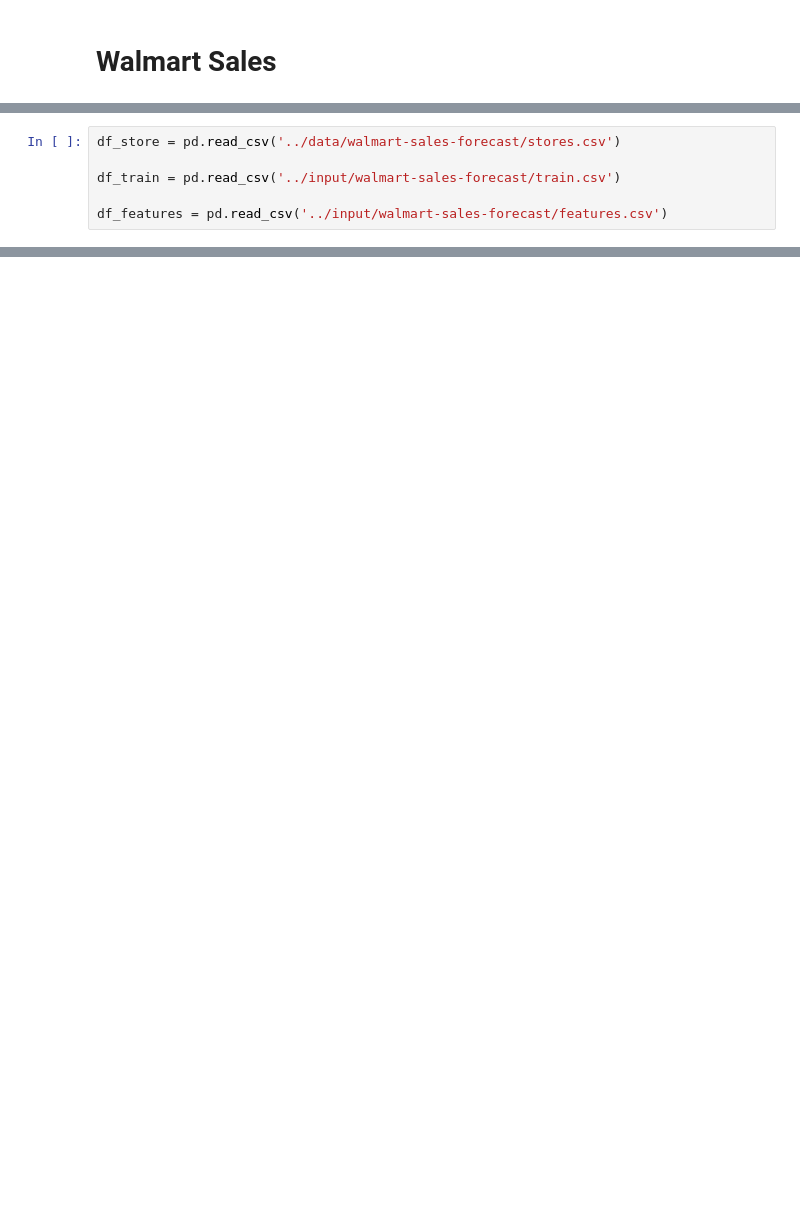
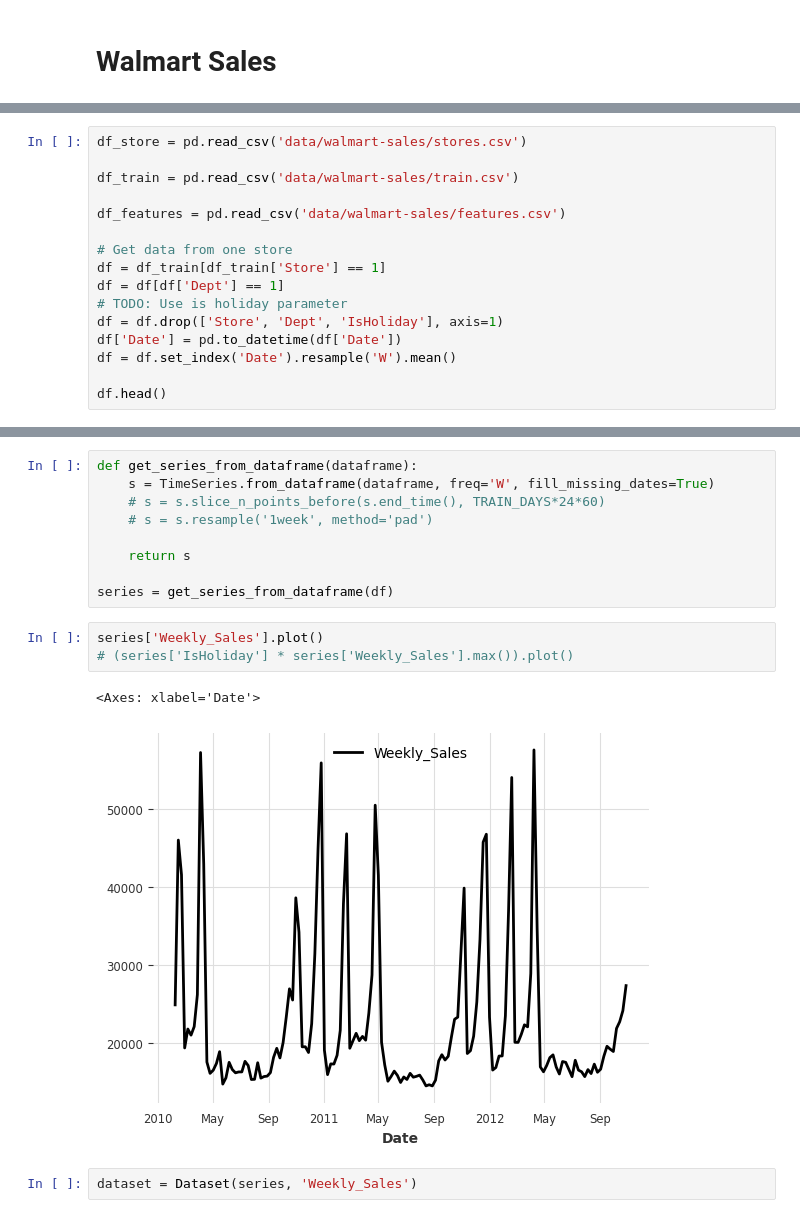
Before and after one commit to kosmydel/stock-timeseries-prediction, a Jupyter notebook: walmart-sales.ipynb, the cells around one changed output, grey strips where cells are left out. Cells and saved outputs as stored; diff of their text form; blank space fills up the shorter version.

Commit message:
walmart sales naive

```diff
--- a/walmart-sales.ipynb
+++ b/walmart-sales.ipynb
@@ -6,7 +10,17 @@ import pandas as pd
 # %%
-df_store = pd.read_csv('../data/walmart-sales-forecast/stores.csv')
+df_store = pd.read_csv('data/walmart-sales/stores.csv')
 
-df_train = pd.read_csv('../input/walmart-sales-forecast/train.csv')
+df_train = pd.read_csv('data/walmart-sales/train.csv')
 
-df_features = pd.read_csv('../input/walmart-sales-forecast/features.csv')
+df_features = pd.read_csv('data/walmart-sales/features.csv')
+
+# Get data from one store
+df = df_train[df_train['Store'] == 1]
+df = df[df['Dept'] == 1]
+# TODO: Use is holiday parameter
+df = df.drop(['Store', 'Dept', 'IsHoliday'], axis=1)
+df['Date'] = pd.to_datetime(df['Date'])
+df = df.set_index('Date').resample('W').mean()
+
+df.head()
 # %% [output]
@@ -13,0 +34,17 @@ FileNotFoundError: [Errno 2] No such file or directory: '../input/walmart-sales-
+# %%
+def get_series_from_dataframe(dataframe):
+    s = TimeSeries.from_dataframe(dataframe, freq='W', fill_missing_dates=True)
+    # s = s.slice_n_points_before(s.end_time(), TRAIN_DAYS*24*60)
+    # s = s.resample('1week', method='pad')
+
+    return s
+
+series = get_series_from_dataframe(df)
+# %%
+series['Weekly_Sales'].plot()
+# (series['IsHoliday'] * series['Weekly_Sales'].max()).plot()
+# %% [output]
+<Axes: xlabel='Date'>
+[figure, added]
+# %%
+dataset = Dataset(series, 'Weekly_Sales')
```
Also changed, not shown: parts of 3 cells of this notebook.
